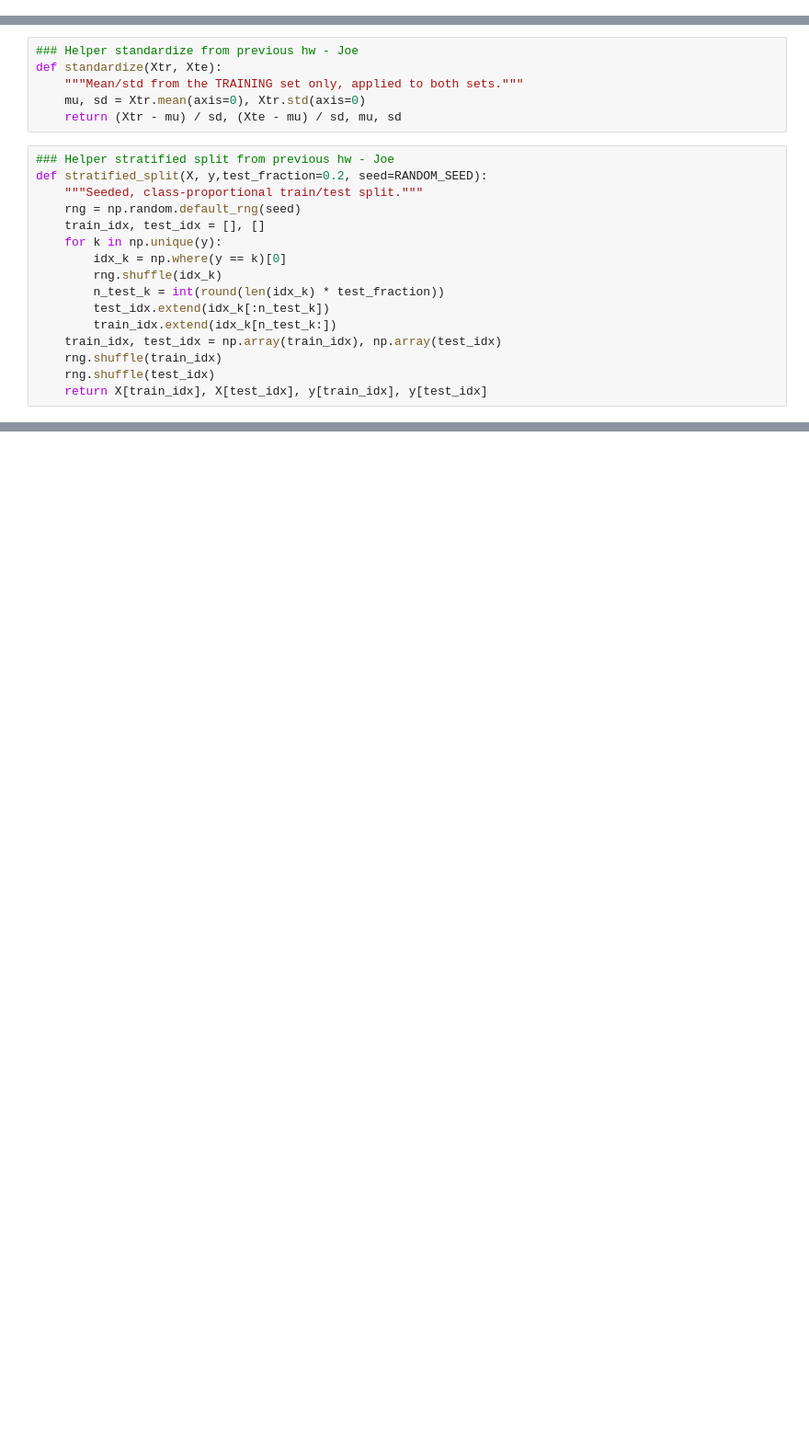
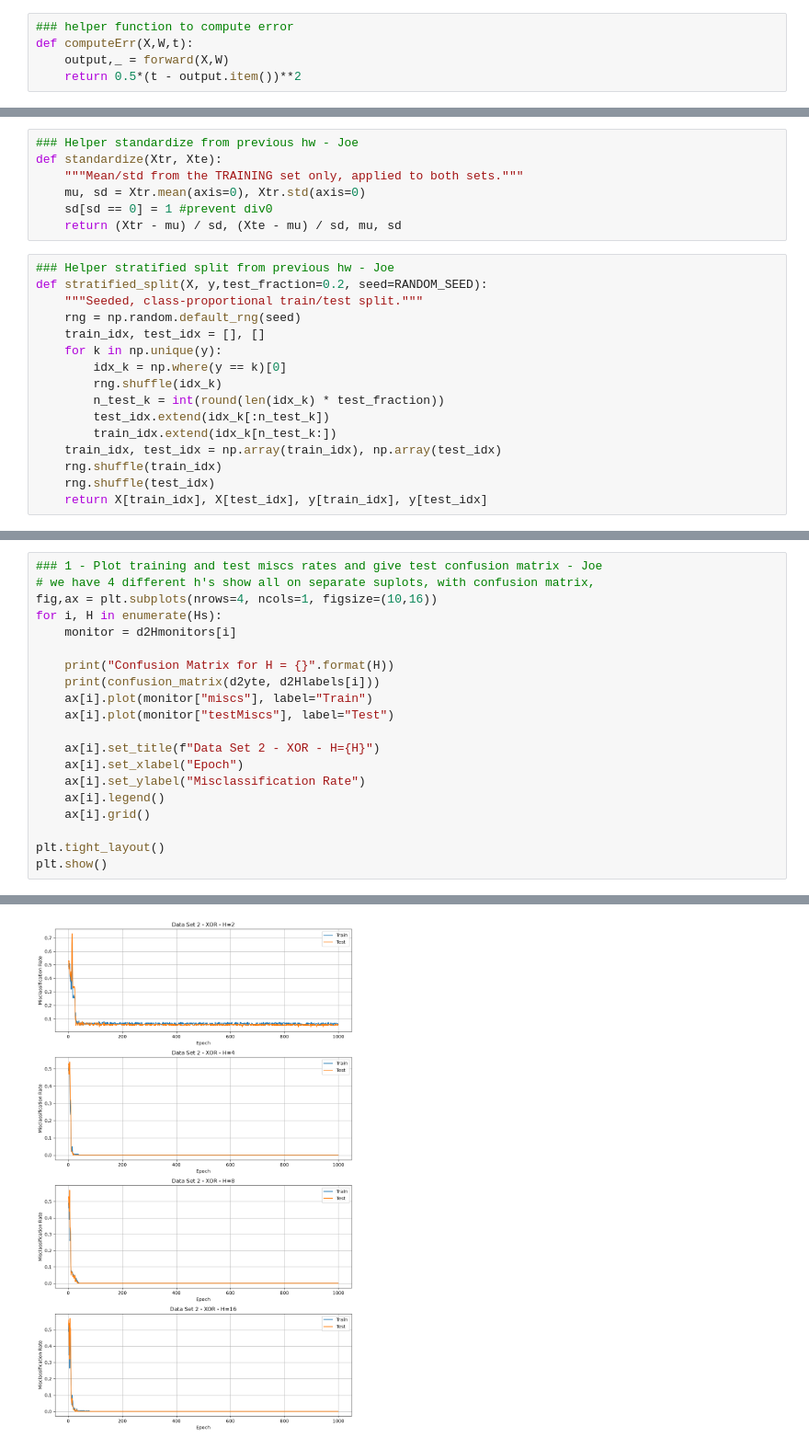
Before and after one commit to JosephAFerguson/CS6037_MachineLearning, a Jupyter notebook: Assignment6/code.ipynb, the cells around one changed output, grey strips where cells are left out. Shown at 92% size. Drawn from its saved outputs; the diff is of its cells as text; blank space fills up the shorter version.

```diff
--- a/Assignment6/code.ipynb
+++ b/Assignment6/code.ipynb
@@ -136,0 +223,5 @@ def mlp_train(X,y,H,eta=0.3,alpha=0.3,epochs=1000,seed=RANDOM_SEED):
+# %%
+### helper function to compute error
+def computeErr(X,W,t):
+    output,_ = forward(X,W)
+    return 0.5*(t - output.item())**2
@@ -141,6 +339,7 @@ def mlp_train(X,y,H,eta=0.3,alpha=0.3,epochs=1000,seed=RANDOM_SEED):
 def standardize(Xtr, Xte):
     """Mean/std from the TRAINING set only, applied to both sets."""
     mu, sd = Xtr.mean(axis=0), Xtr.std(axis=0)
+    sd[sd == 0] = 1 #prevent div0
     return (Xtr - mu) / sd, (Xte - mu) / sd, mu, sd
 # %%
 ### Helper stratified split from previous hw - Joe
@@ -190,0 +392,21 @@ yte = testDF["y"].values
+# %%
+### 1 - Plot training and test miscs rates and give test confusion matrix - Joe
+# we have 4 different h's show all on separate suplots, with confusion matrix,
+fig,ax = plt.subplots(nrows=4, ncols=1, figsize=(10,16))
+for i, H in enumerate(Hs):
+    monitor = d2Hmonitors[i]
+
+    print("Confusion Matrix for H = {}".format(H))
+    print(confusion_matrix(d2yte, d2Hlabels[i]))
+    ax[i].plot(monitor["miscs"], label="Train")
+    ax[i].plot(monitor["testMiscs"], label="Test")
+
+    ax[i].set_title(f"Data Set 2 - XOR - H={H}")
+    ax[i].set_xlabel("Epoch")
+    ax[i].set_ylabel("Misclassification Rate")
+    ax[i].legend()
+    ax[i].grid()
+
+plt.tight_layout()
+plt.show()
+# %% [output]
@@ -190,0 +425 @@ yte = testDF["y"].values
+[figure, added]
```
Also changed, not shown: parts of 22 cells of this notebook, 8 other files.
